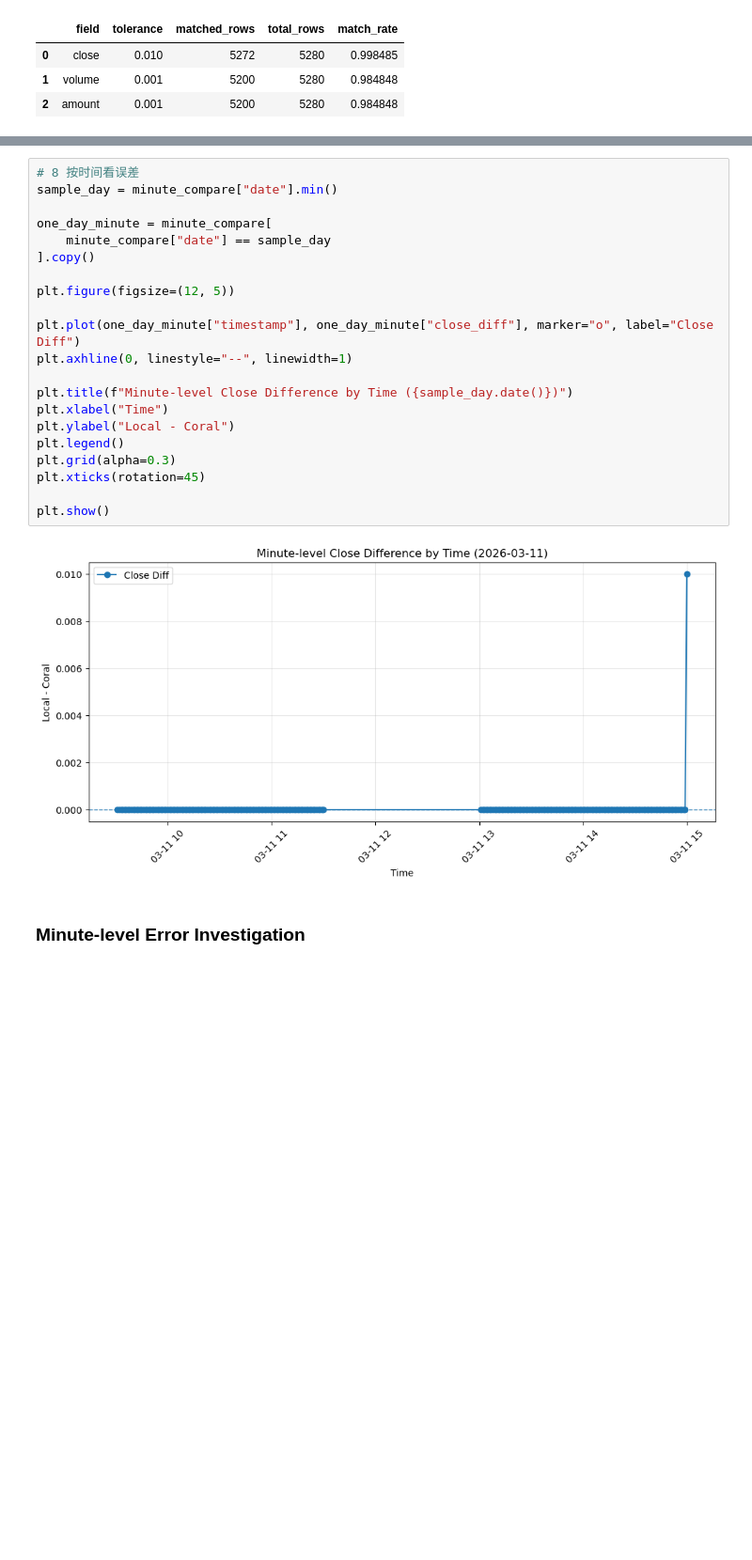
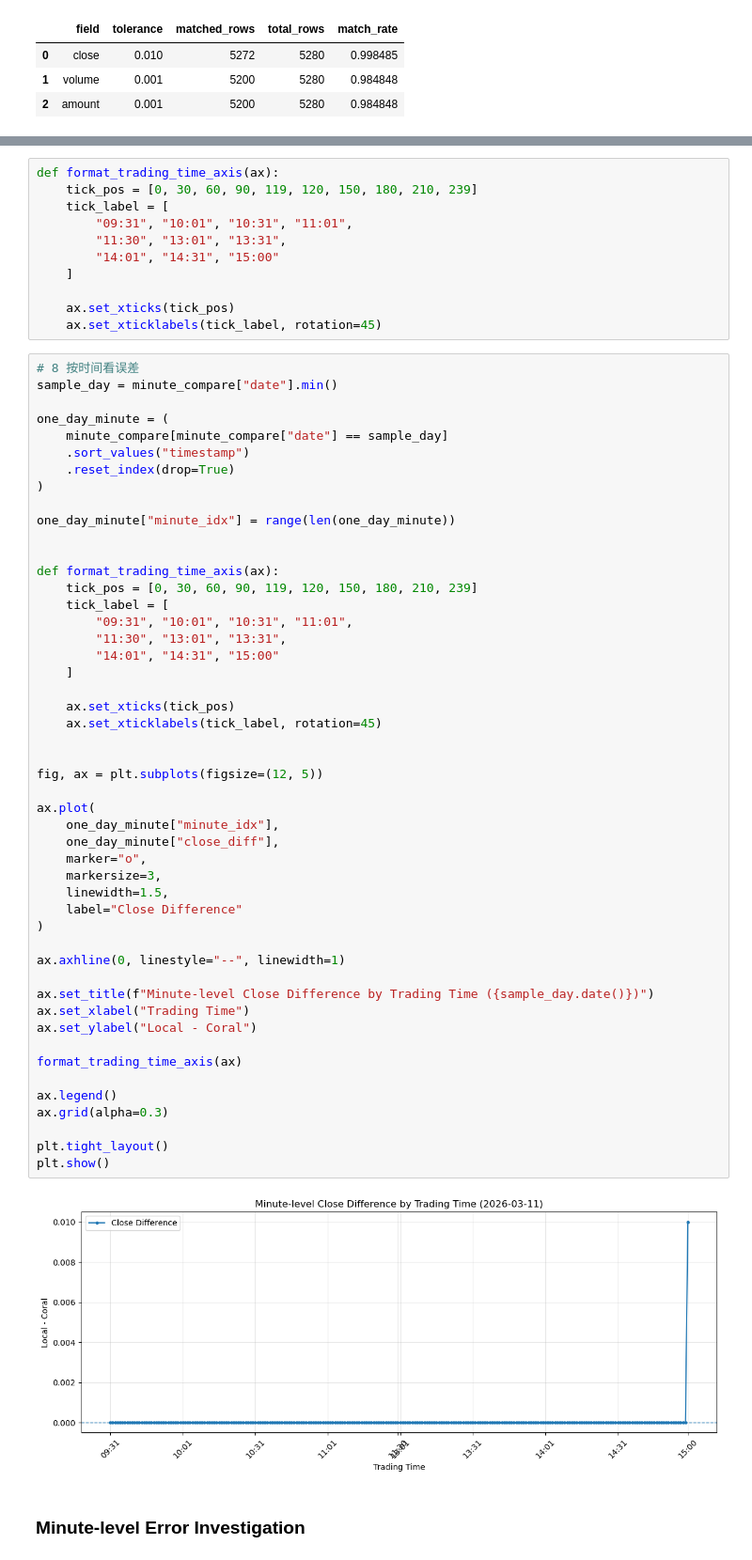
Before and after one commit to xiyuanzhu926/level2-research, a Jupyter notebook: level2-research/notebooks/03_data_validation.ipynb, the cells around one changed output, grey strips where cells are left out. Shown at 94% size. Drawn from its saved outputs; the diff is of its cells as text; blank space fills up the shorter version.

```diff
--- a/level2-research/notebooks/03_data_validation.ipynb
+++ b/level2-research/notebooks/03_data_validation.ipynb
@@ -629,29 +625,68 @@ plt.suptitle("Minute-level Difference Distribution: DolphinDB vs CoralDB")
 plt.show()
 # %% [output]
 [figure]
+# %%
+def format_trading_time_axis(ax):
+    tick_pos = [0, 30, 60, 90, 119, 120, 150, 180, 210, 239]
+    tick_label = [
+        "09:31", "10:01", "10:31", "11:01",
+        "11:30", "13:01", "13:31",
+        "14:01", "14:31", "15:00"
+    ]
+
+    ax.set_xticks(tick_pos)
+    ax.set_xticklabels(tick_label, rotation=45)
 # %%
 # 8 按时间看误差
 sample_day = minute_compare["date"].min()
 
-one_day_minute = minute_compare[
-    minute_compare["date"] == sample_day
-].copy()
+one_day_minute = (
+    minute_compare[minute_compare["date"] == sample_day]
+    .sort_values("timestamp")
+    .reset_index(drop=True)
+)
 
-plt.figure(figsize=(12, 5))
+one_day_minute["minute_idx"] = range(len(one_day_minute))
 
-plt.plot(one_day_minute["timestamp"], one_day_minute["close_diff"], marker="o", label="Close Diff")
-plt.axhline(0, linestyle="--", linewidth=1)
 
-plt.title(f"Minute-level Close Difference by Time ({sample_day.date()})")
-plt.xlabel("Time")
-plt.ylabel("Local - Coral")
-plt.legend()
-plt.grid(alpha=0.3)
-plt.xticks(rotation=45)
+def format_trading_time_axis(ax):
+    tick_pos = [0, 30, 60, 90, 119, 120, 150, 180, 210, 239]
+    tick_label = [
+        "09:31", "10:01", "10:31", "11:01",
+        "11:30", "13:01", "13:31",
+        "14:01", "14:31", "15:00"
+    ]
 
+    ax.set_xticks(tick_pos)
+    ax.set_xticklabels(tick_label, rotation=45)
+
+
+fig, ax = plt.subplots(figsize=(12, 5))
+
+ax.plot(
+    one_day_minute["minute_idx"],
+    one_day_minute["close_diff"],
+    marker="o",
+    markersize=3,
+    linewidth=1.5,
+    label="Close Difference"
+)
+
+ax.axhline(0, linestyle="--", linewidth=1)
+
+ax.set_title(f"Minute-level Close Difference by Trading Time ({sample_day.date()})")
+ax.set_xlabel("Trading Time")
+ax.set_ylabel("Local - Coral")
+
+format_trading_time_axis(ax)
+
+ax.legend()
+ax.grid(alpha=0.3)
+
+plt.tight_layout()
 plt.show()
 # %% [output]
-[figure, old version]
+[figure, new version]
 # %% [markdown]
 ### Minute-level Error Investigation
 # %%
```
Also changed, not shown: parts of 149 cells of this notebook.
